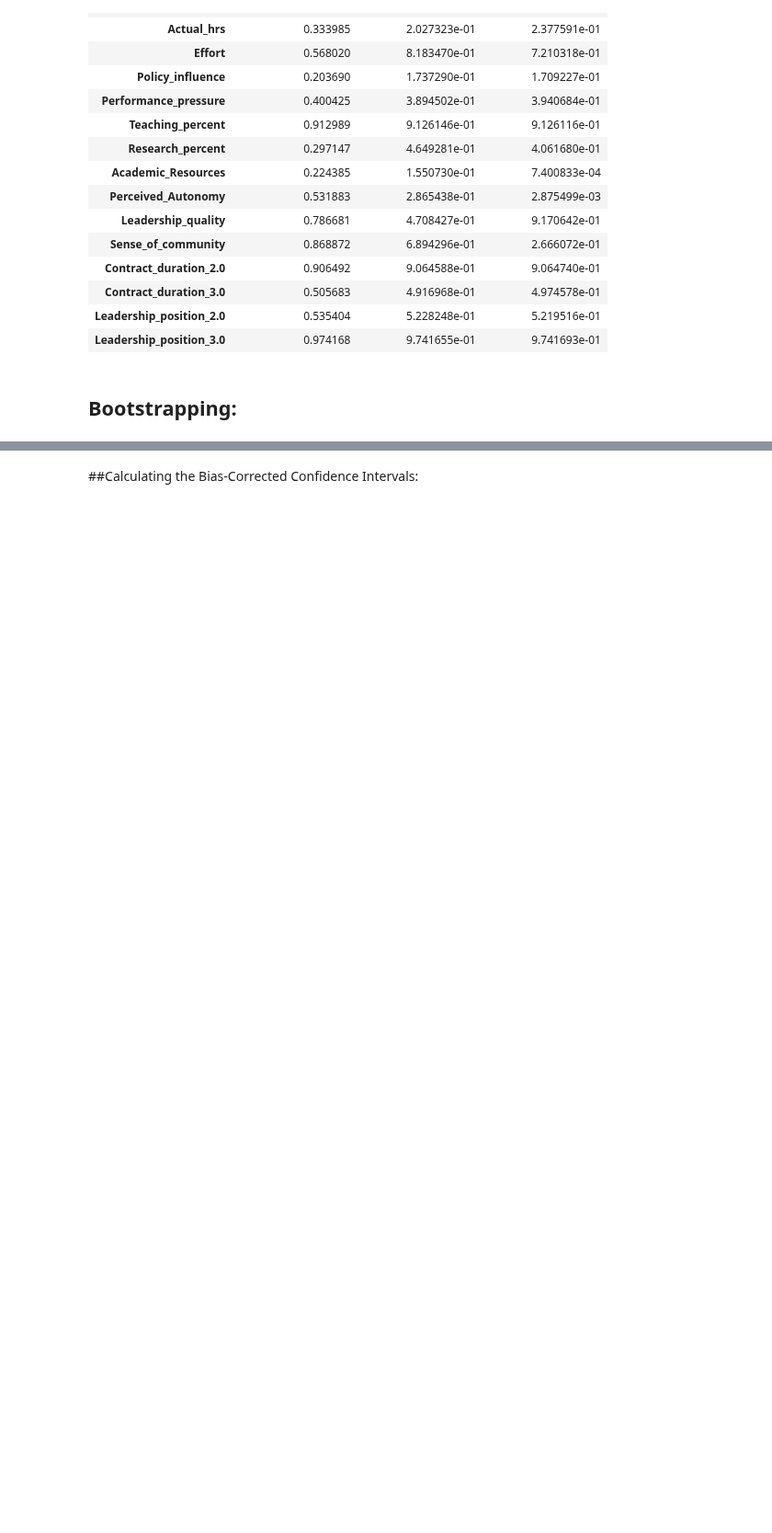
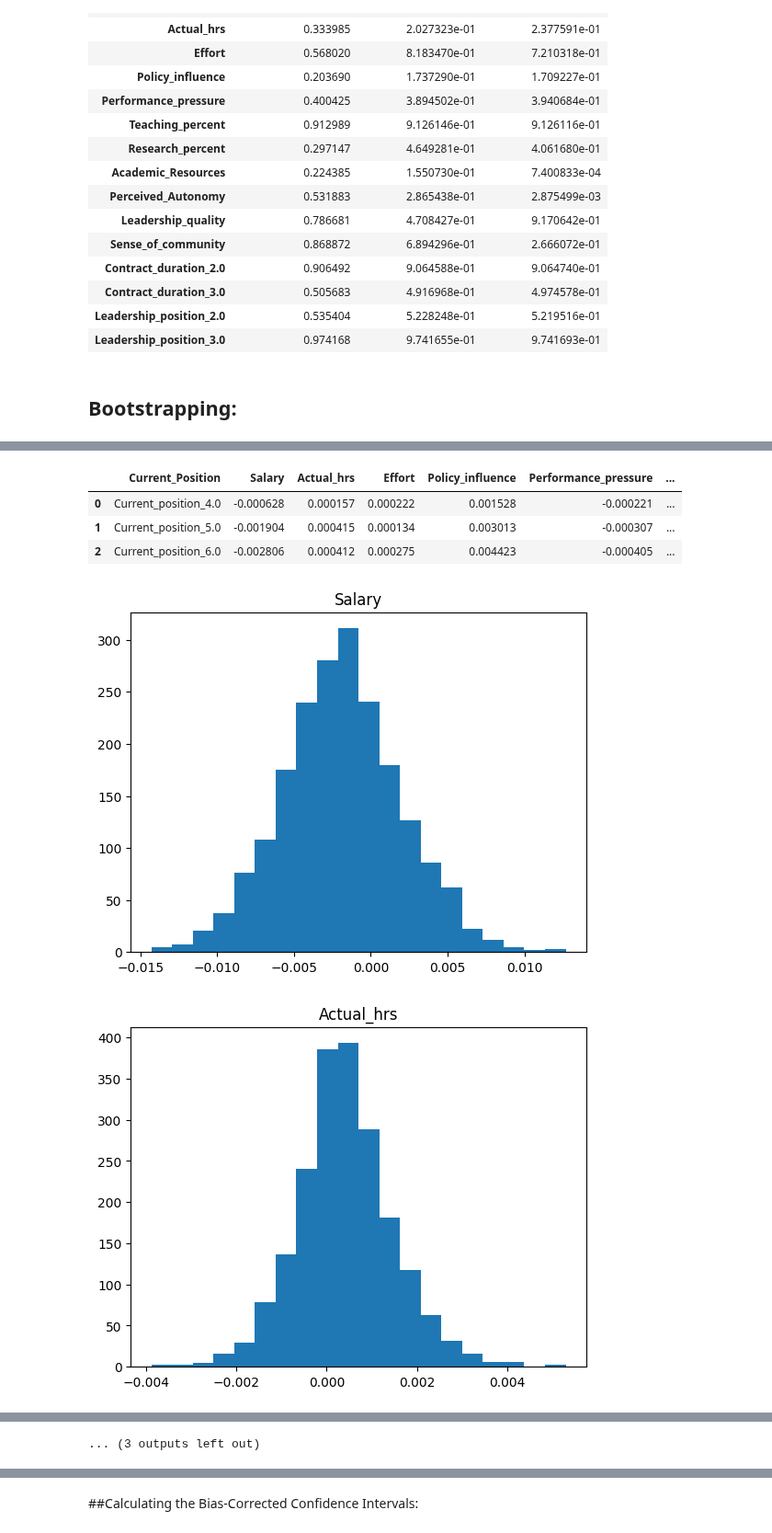
Before and after one commit to AndreiAf02/Job-Satisfaction, a Jupyter notebook: Job_Satisfaction_CZ_Seniority.ipynb, the cells around one changed output, grey strips where cells are left out. Shown at 92% size. Drawn from its saved outputs; the diff is of its cells as text; code cells hidden in the pictures; blank space fills up the shorter version.

```diff
--- a/Job_Satisfaction_CZ_Seniority.ipynb
+++ b/Job_Satisfaction_CZ_Seniority.ipynb
@@ -1768,0 +1690,44 @@ p_value_results
+# %%
+mod_mean_results = pd.DataFrame(columns = ['Current_Position']+Working_condition_cols)
+mod_lbound_results = pd.DataFrame(columns = ['Current_Position']+Working_condition_cols)
+mod_ubound_results = pd.DataFrame(columns = ['Current_Position']+Working_condition_cols)
+mod_pbci_results = pd.DataFrame(columns = ['Current_Position']+Working_condition_cols)
+
+for curr_pos in Current_position_dummy_cols:
+  data = moderation_path_values[moderation_path_values['Current_position'].isin([curr_pos])].reset_index(drop=True)
+  mean_vals = [curr_pos]
+  lbound_vals = [curr_pos]
+  ubound_vals = [curr_pos]
+  pbci_vals = [curr_pos]
+
+  for col in Working_condition_cols:
+    mean_vals.append(data[col].mean())
+    ## Calculating the lower and upper bounds of the Percentile Bootstrap Confidence Interval (PBCI):
+    lbound = np.percentile(data[col], 2.5)
+    ubound = np.percentile(data[col], 97.5)
+    lbound_vals.append(lbound)
+    ubound_vals.append(ubound)
+    pbci_vals.append('['+str(round(lbound,4))+', '+str(round(ubound,4))+']')
+
+  mod_mean_results.loc[len(mod_mean_results)] = mean_vals
+  mod_lbound_results.loc[len(mod_lbound_results)] = lbound_vals
+  mod_ubound_results.loc[len(mod_ubound_results)] = ubound_vals
+  mod_pbci_results.loc[len(mod_pbci_results)] = pbci_vals
+
+
+
+mod_mean_results
+# %% [output]
+|  | Current_Position | Salary | Actual_hrs | Effort | Policy_influence | Performance_pressure | ... |
+| 0 | Current_position_4.0 | -0.000628 | 0.000157 | 0.000222 | 0.001528 | -0.000221 | ... |
+| 1 | Current_position_5.0 | -0.001904 | 0.000415 | 0.000134 | 0.003013 | -0.000307 | ... |
+| 2 | Current_position_6.0 | -0.002806 | 0.000412 | 0.000275 | 0.004423 | -0.000405 | ... |
+# %%
+for curr_pos in Current_position_dummy_cols[1:2]:
+  for col in Working_condition_cols:
+    plt.title(col)
+    plt.hist(moderation_path_values[col][moderation_path_values['Current_position'].isin([curr_pos])], bins=20)
+    plt.show()
+# %% [output]
+[figure, added]
+[figure, added]
@@ -1768,0 +1744 @@ p_value_results
+... (3 outputs left out)
```
Also changed, not shown: parts of 25 cells of this notebook.
